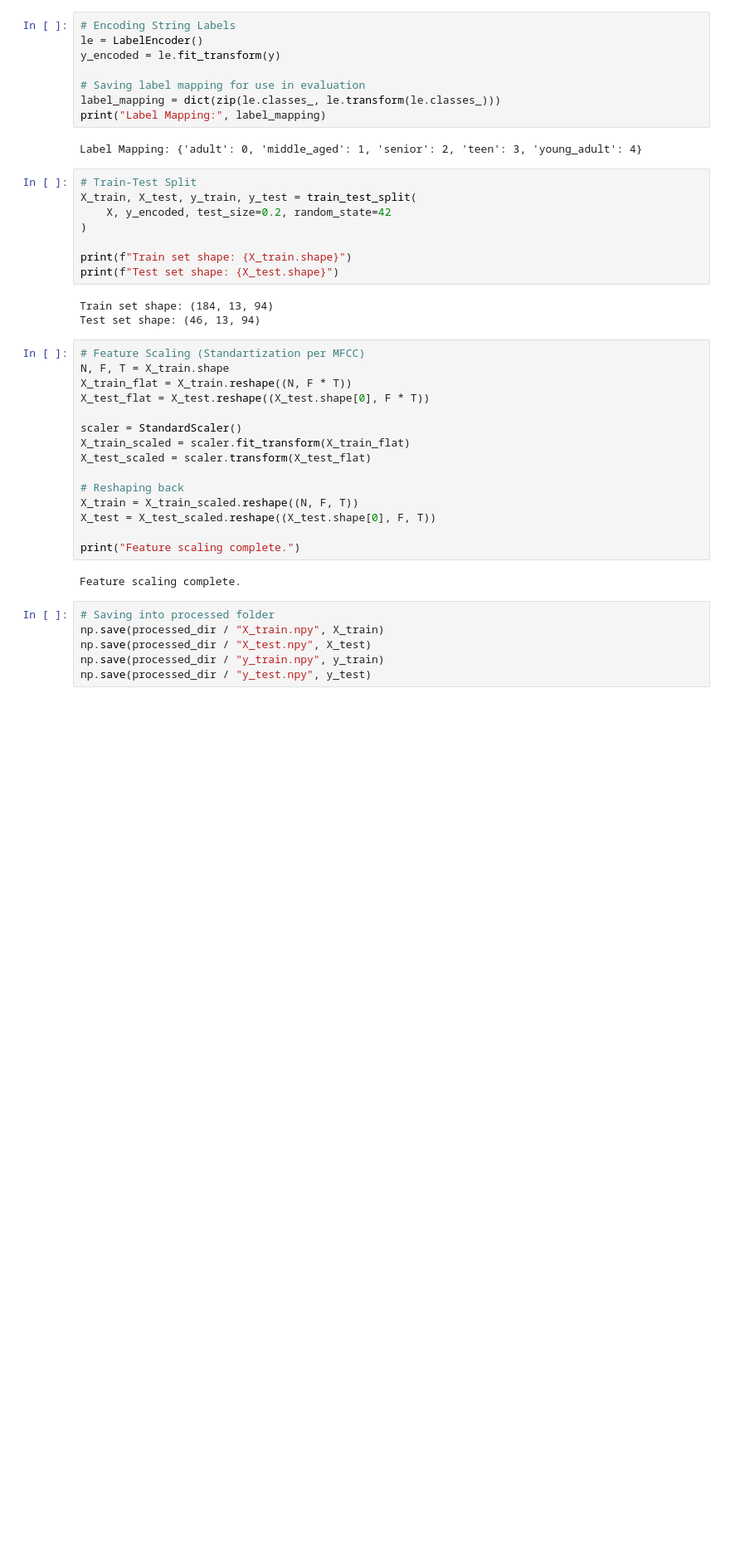
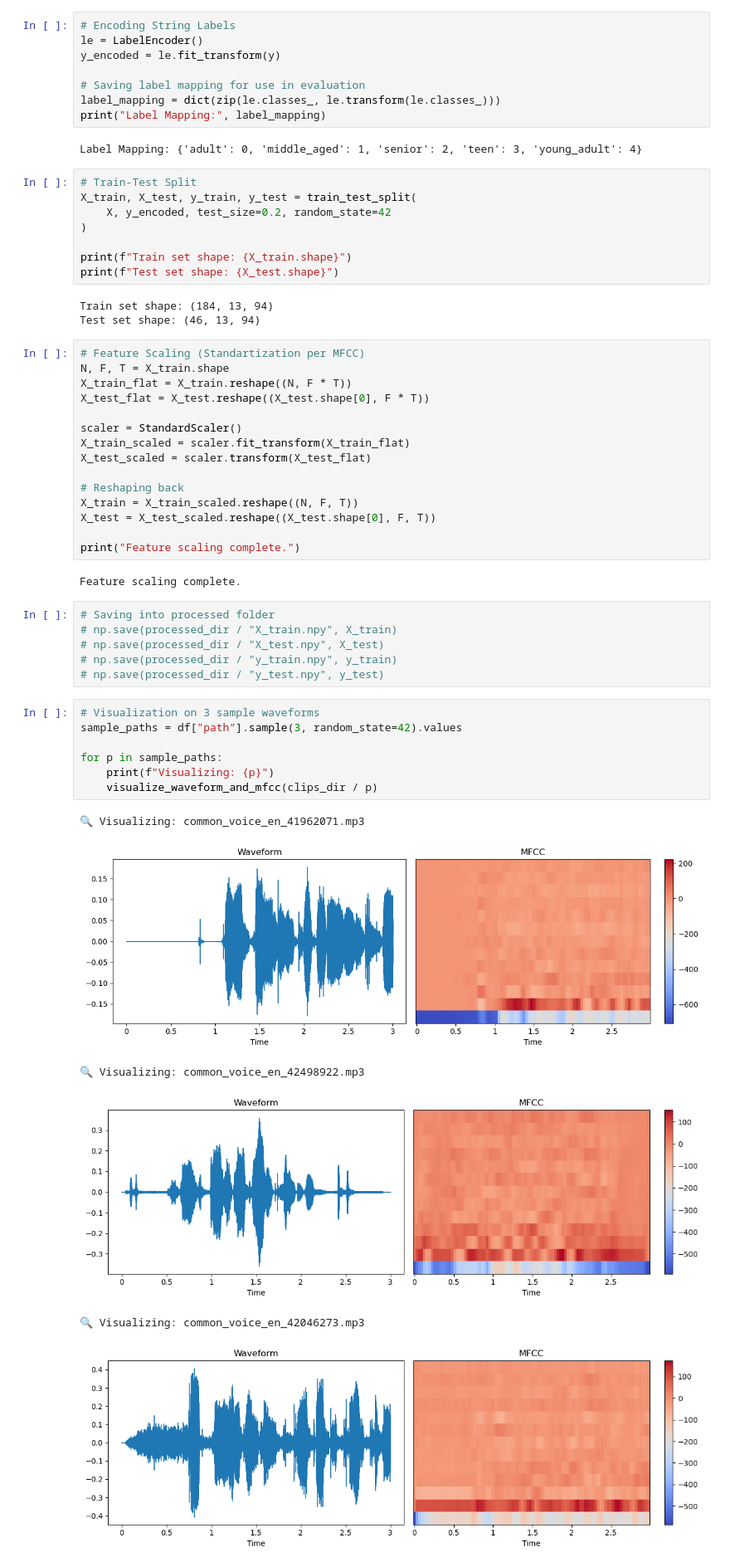
Before and after one commit to iamdianaaa/Voice-Classification, a Jupyter notebook: notebooks/01_data_preprocessing.ipynb, the cells around one changed output. Shown: that part at 83% size. Saved outputs shown, nothing was run; the diff lists cells and outputs as text; blank space fills up the shorter version.

```diff
--- a/notebooks/01_data_preprocessing.ipynb
+++ b/notebooks/01_data_preprocessing.ipynb
@@ -187,7 +187,21 @@ print("Feature scaling complete.")
 Feature scaling complete.
 # %%
 # Saving into processed folder
-np.save(processed_dir / "X_train.npy", X_train)
-np.save(processed_dir / "X_test.npy", X_test)
-np.save(processed_dir / "y_train.npy", y_train)
-np.save(processed_dir / "y_test.npy", y_test)
+# np.save(processed_dir / "X_train.npy", X_train)
+# np.save(processed_dir / "X_test.npy", X_test)
+# np.save(processed_dir / "y_train.npy", y_train)
+# np.save(processed_dir / "y_test.npy", y_test)
+# %%
+# Visualization on 3 sample waveforms
+sample_paths = df["path"].sample(3, random_state=42).values
+
+for p in sample_paths:
+    print(f"Visualizing: {p}")
+    visualize_waveform_and_mfcc(clips_dir / p)
+# %% [output]
+🔍 Visualizing: common_voice_en_41962071.mp3
+[figure, added]
+🔍 Visualizing: common_voice_en_42498922.mp3
+[figure, added]
+🔍 Visualizing: common_voice_en_42046273.mp3
+[figure, added]
```
Also changed, not shown: parts of 14 cells of this notebook.
